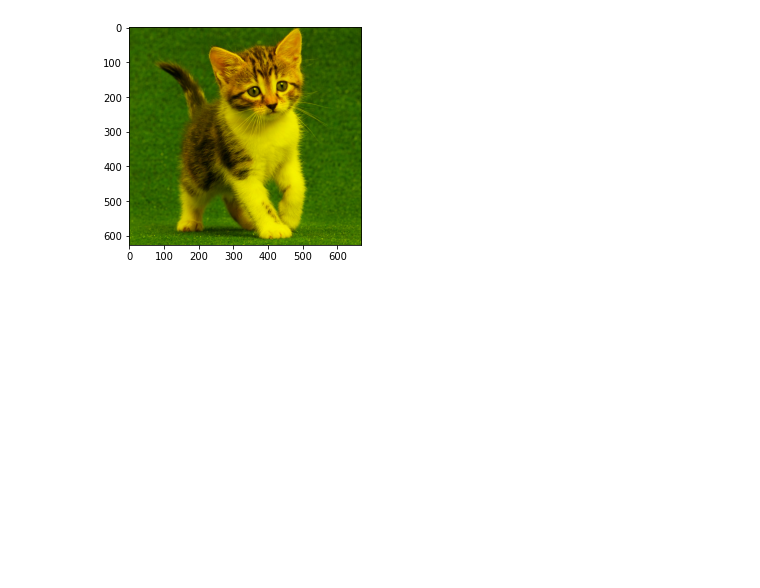
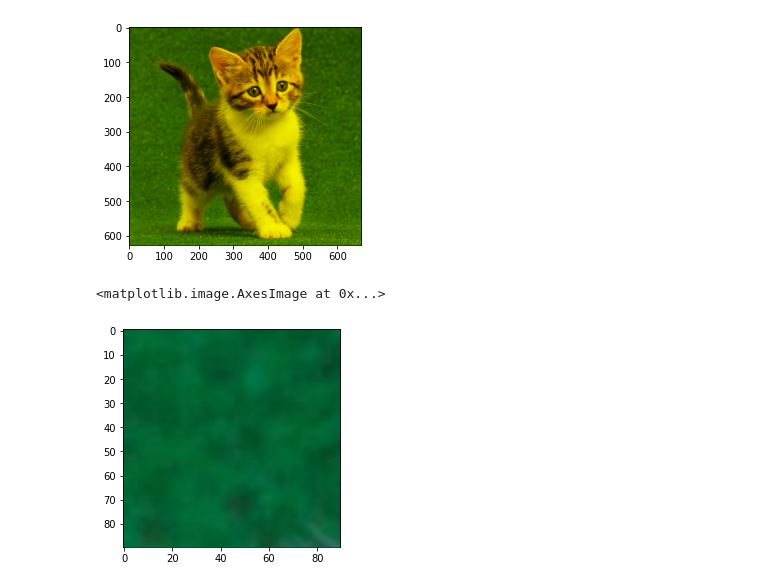
Before and after one commit to viabrinsa/PCVK_VirginiaAbrinsa, a Jupyter notebook: Week2.ipynb, the cells around one changed output. Cells and saved outputs as stored; diff of their text form; code cells hidden in the pictures; blank space fills up the shorter version.

```diff
--- a/Week2.ipynb
+++ b/Week2.ipynb
@@ -161,3 +161,10 @@ plt.imshow(img3)
 # %% [output]
 <matplotlib.image.AxesImage at 0x...>
 [figure]
+# %%
+# no 2
+img_8 = img[10:100, 10:100]
+plt.imshow(img_8)
+# %% [output]
+<matplotlib.image.AxesImage at 0x...>
+[figure, added]
```
Also changed, not shown: parts of 2 cells of this notebook.
